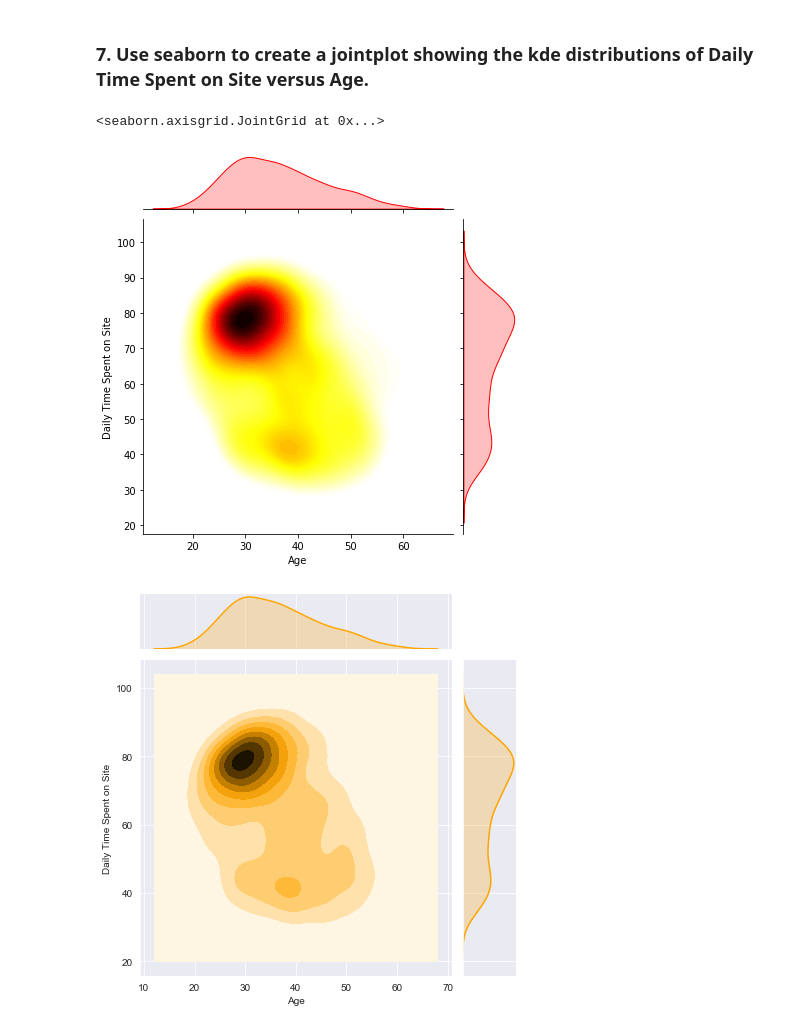
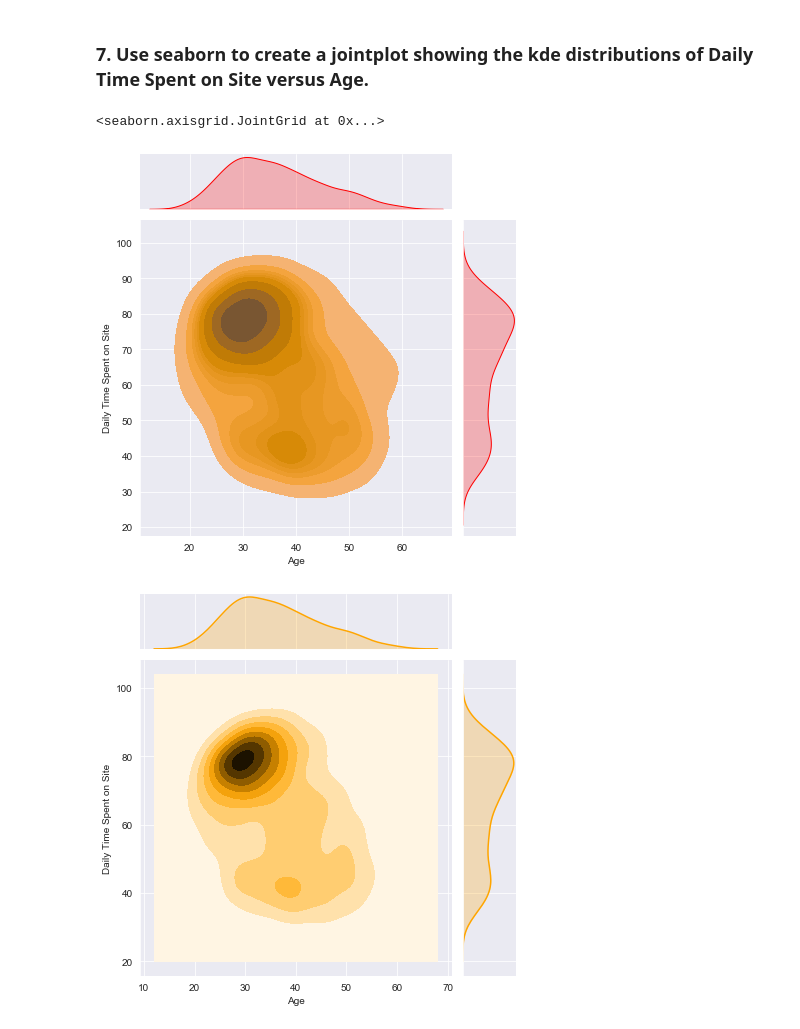
Before and after one commit to maxxig/DataSciencePythonCourse, a Jupyter notebook: 93. Logistic regression test/Logistic+Regression+Task.ipynb, the cells around one changed output. Drawn from its saved outputs; the diff is of its cells as text; code cells hidden in the pictures.

```diff
--- a/93. Logistic regression test/Logistic+Regression+Task.ipynb
+++ b/93. Logistic regression test/Logistic+Regression+Task.ipynb
@@ -94,6 +94,7 @@ memory usage: 78.2+ KB
 # %% [markdown]
 ### 5. Use seaborn to create a histogram of the Age column.
 # %%
+sns.set_style('darkgrid')
 sns.histplot(data=data_set,x =data_set['Age'], bins=30)
 # %% [output]
 <AxesSubplot:xlabel='Age', ylabel='Count'>
@@ -118,15 +119,16 @@ sns.jointplot(data=data_set, x=data_set['Age'], y=data_set['Area Income'], s=60)
 # %%
 sns.jointplot(data = data_set
               , x = data_set['Age']
               , y = data_set['Daily Time Spent on Site']
               , kind = 'kde'
-              , cmap='hot_r'
-              , n_levels=60
+              #, cmap='hot_r'
+              #, n_levels=60
+              , color='orange'
               , fill=True
               , marginal_kws={'color':'red'})
 # %% [output]
 <seaborn.axisgrid.JointGrid at 0x...>
-[figure, old version]
+[figure, new version]
 # %%
 # %% [output]
 [figure]
```
Also changed, not shown: parts of 18 cells of this notebook.
